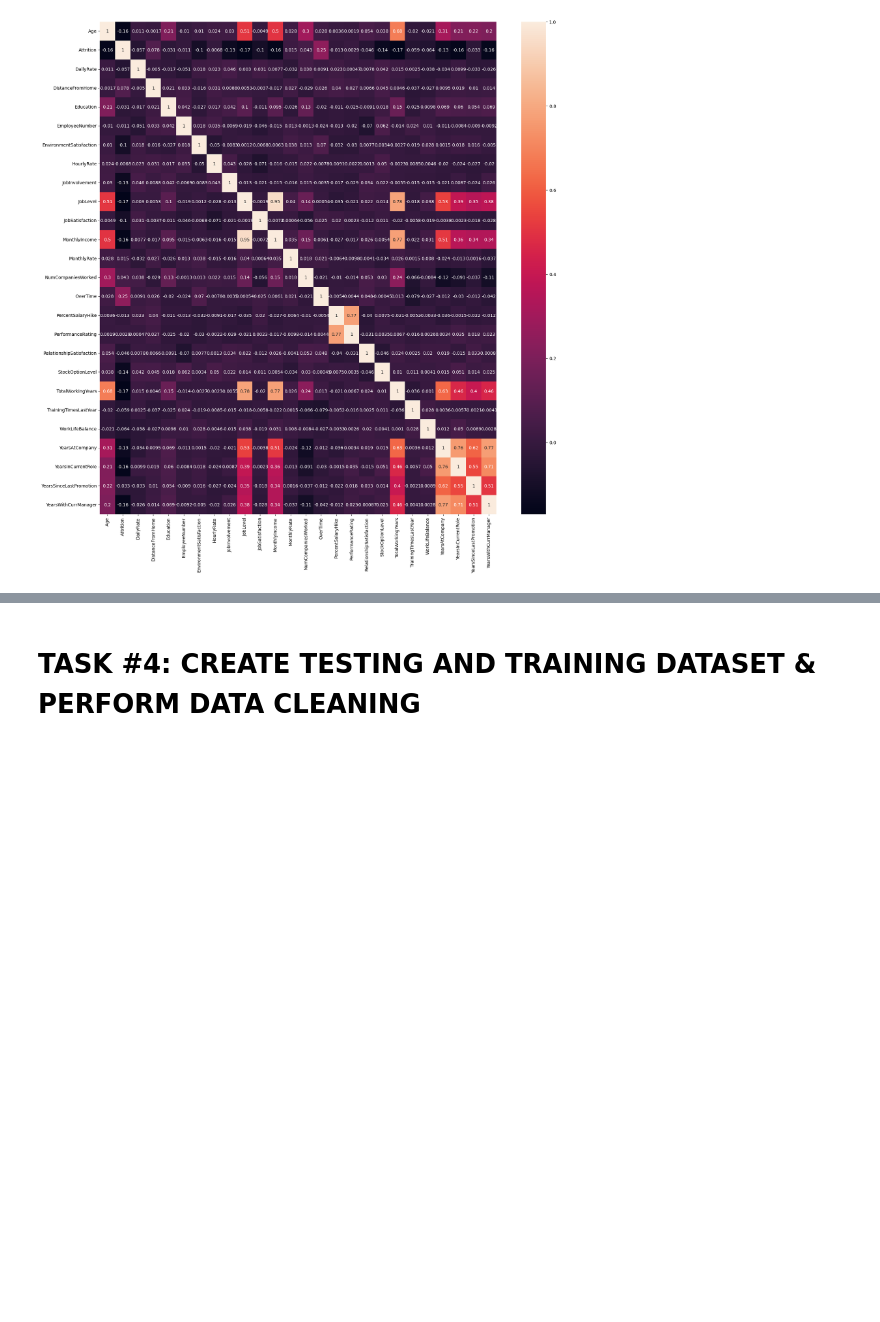
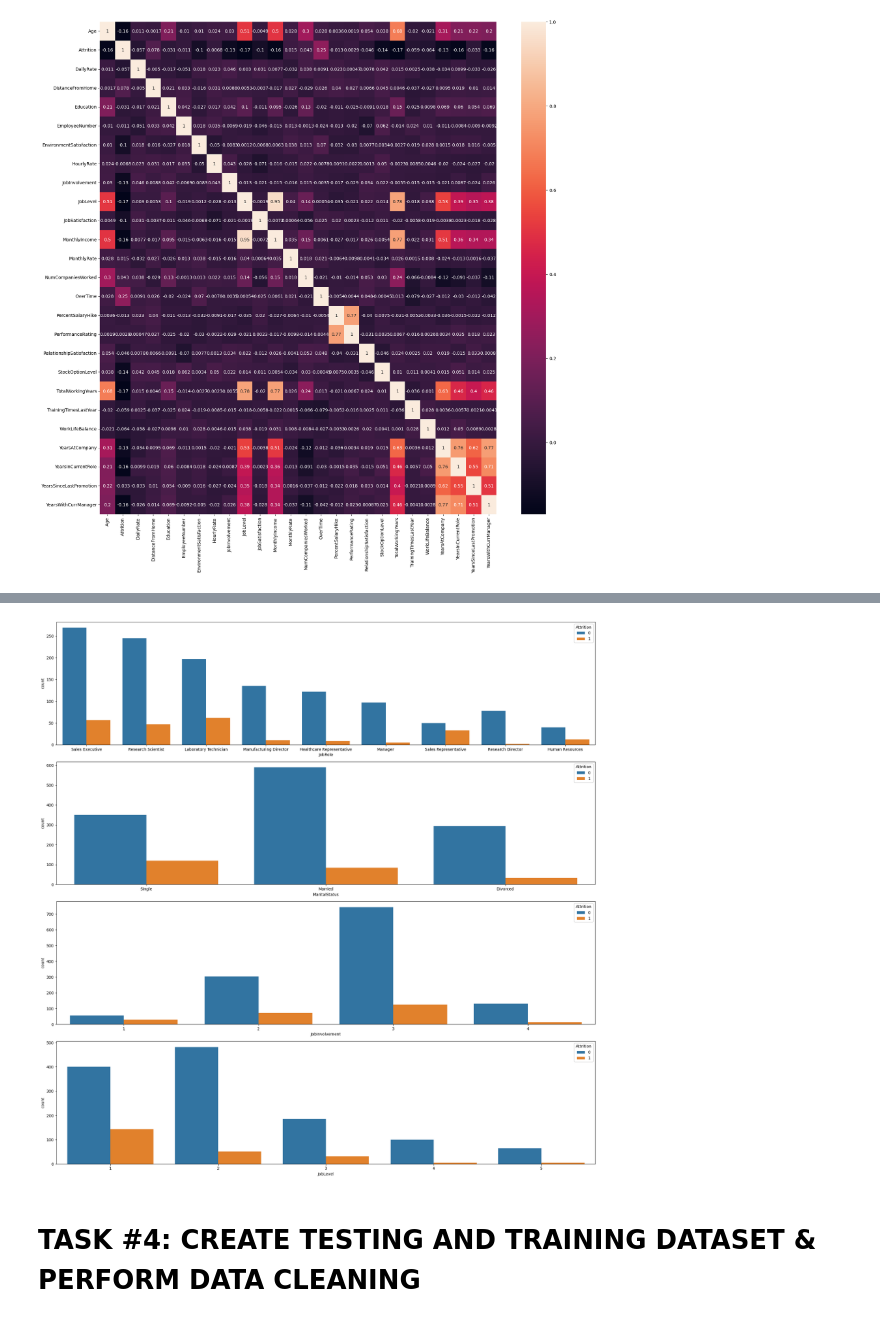
Before and after one commit to Ashkania/DS_Projects, a Jupyter notebook: Human_Resources_Department_Skeleton.ipynb, the cells around one changed output, grey strips where cells are left out. Cells and saved outputs as stored; diff of their text form; code cells hidden in the pictures; blank space fills up the shorter version.

```diff
--- a/Human_Resources_Department_Skeleton.ipynb
+++ b/Human_Resources_Department_Skeleton.ipynb
@@ -251,10 +257,17 @@ sns.heatmap(correlations, annot=True )
 # %%
+fig, ax = plt.subplots(4,1, figsize=(20,20))
 
+sns.countplot(data=df, x='JobRole', hue='Attrition', ax=ax[0])
+sns.countplot(data=df, x='MaritalStatus', hue='Attrition', ax=ax[1])
+sns.countplot(data=df, x='JobInvolvement', hue='Attrition', ax=ax[2])
+sns.countplot(data=df, x='JobLevel', hue='Attrition', ax=ax[3])
 
 # Single employees tend to leave compared to married and divorced
 # Sales Representitives tend to leave compared to any other job
 # Less involved employees tend to leave the company
 # Less experienced (low job level) tend to leave the company
+# %% [output]
+[figure, added]
 # %%
 # Let's see the Gender vs. Monthly Income
 # %%
```
Also changed, not shown: parts of 1 cell of this notebook.
